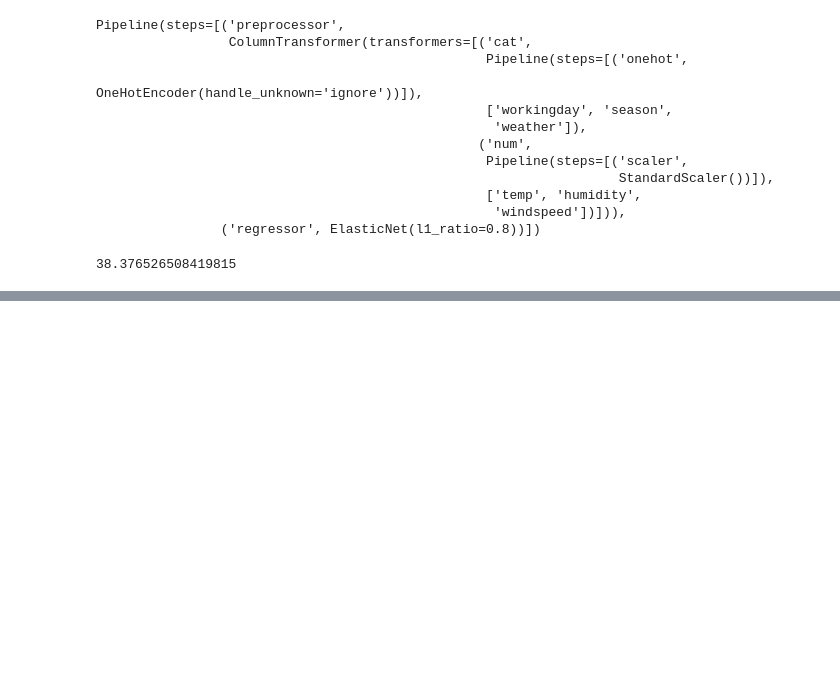
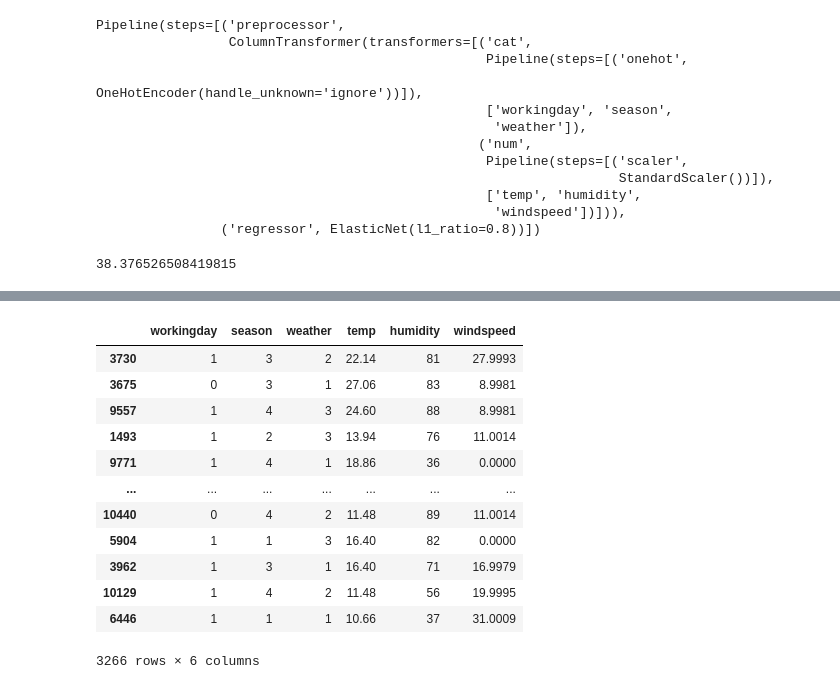
Before and after one commit to delinai/schulich_ds1, a Jupyter notebook: In-class Code/Module6_LinearRegression.ipynb, the cells around one changed output, grey strips where cells are left out. Saved outputs shown, nothing was run; the diff lists cells and outputs as text; code cells hidden in the pictures; blank space fills up the shorter version.

```diff
--- a/In-class Code/Module6_LinearRegression.ipynb
+++ b/In-class Code/Module6_LinearRegression.ipynb
@@ -464,0 +503,16 @@ np.sqrt(mean_squared_error(elasticnet_pred, y_test))
+# %%
+X_test
+# %% [output]
+|  | workingday | season | weather | temp | humidity | windspeed |
+| 3730 | 1 | 3 | 2 | 22.14 | 81 | 27.9993 |
+| 3675 | 0 | 3 | 1 | 27.06 | 83 | 8.9981 |
+| 9557 | 1 | 4 | 3 | 24.60 | 88 | 8.9981 |
+| 1493 | 1 | 2 | 3 | 13.94 | 76 | 11.0014 |
+| 9771 | 1 | 4 | 1 | 18.86 | 36 | 0.0000 |
+| ... | ... | ... | ... | ... | ... | ... |
+| 10440 | 0 | 4 | 2 | 11.48 | 89 | 11.0014 |
+| 5904 | 1 | 1 | 3 | 16.40 | 82 | 0.0000 |
+| 3962 | 1 | 3 | 1 | 16.40 | 71 | 16.9979 |
+| 10129 | 1 | 4 | 2 | 11.48 | 56 | 19.9995 |
+| 6446 | 1 | 1 | 1 | 10.66 | 37 | 31.0009 |
+3266 rows × 6 columns
```
Also changed, not shown: parts of 6 cells of this notebook.
